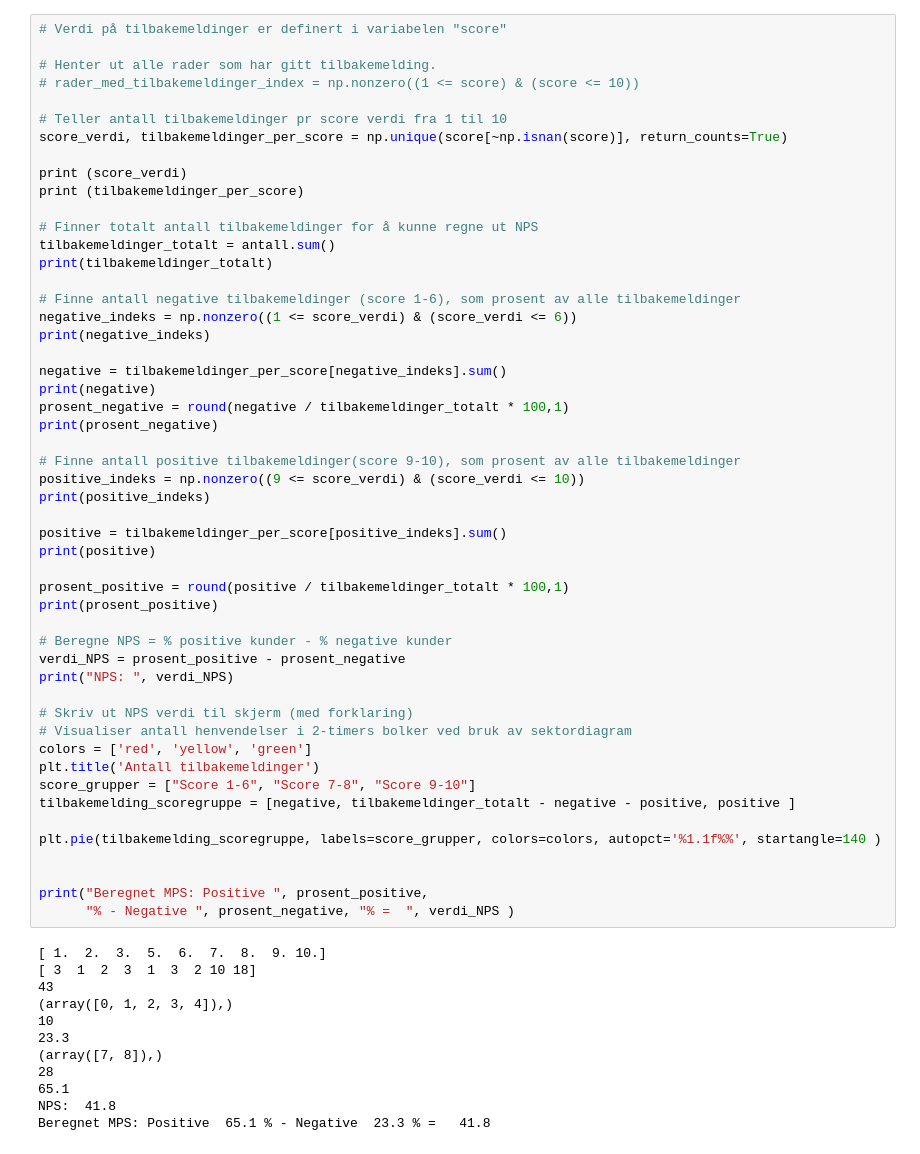
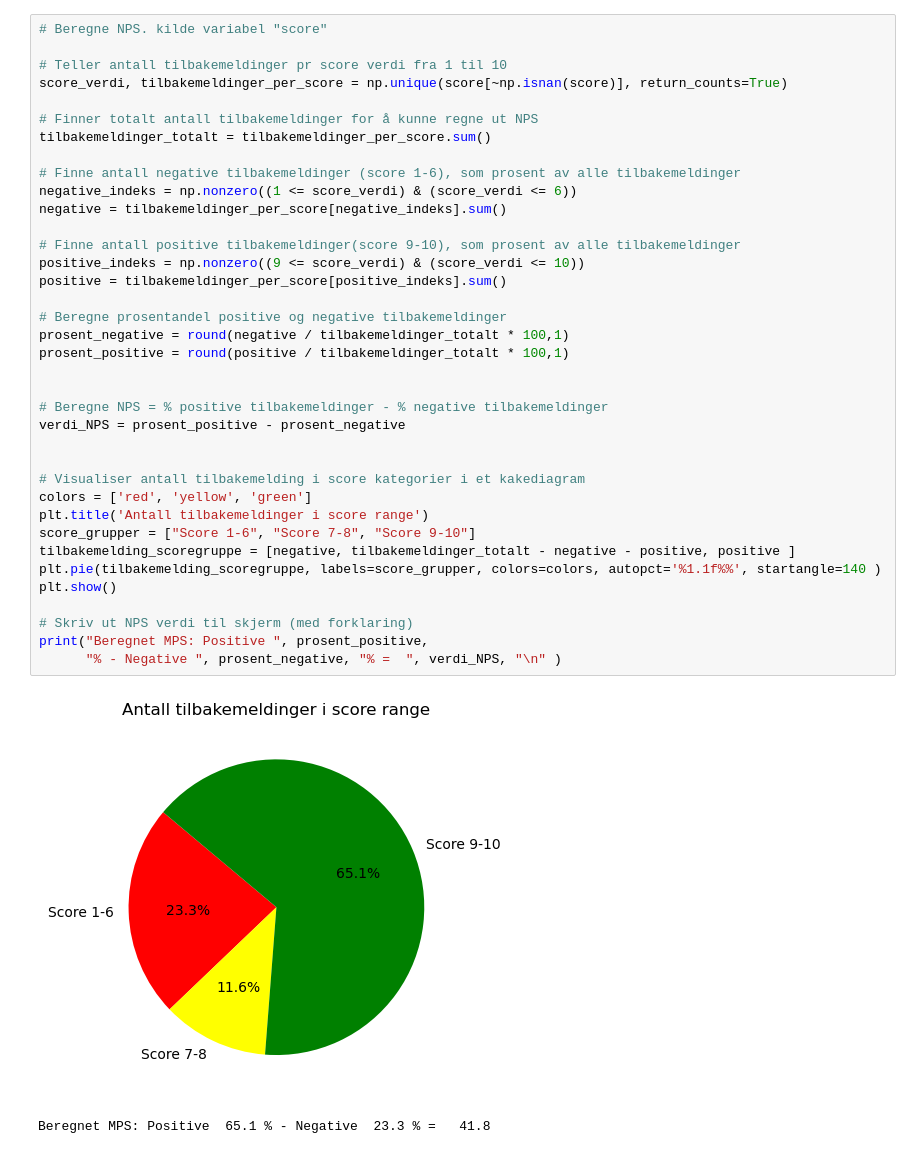
Before and after one commit to henningg/PY1010-1-24H-prosjektoppgave, a Jupyter notebook: prosjektoppgaven.ipynb, the cells around one changed output. Saved outputs shown, nothing was run; the diff lists cells and outputs as text.

```diff
--- a/prosjektoppgaven.ipynb
+++ b/prosjektoppgaven.ipynb
@@ -190,65 +160,42 @@ Kilde: https://www.blueprnt.com/2018/09/17/net-promoter-score/
 Lag et program som regner ut supportavdelings NPS og skriver svaret til skjerm. Merk:
 Kunder som ikke har gitt tilbakemelding på tilfredshet, skal utelates fra utregningene.
 # %%
-# Verdi på tilbakemeldinger er definert i variabelen "score"
-
-# Henter ut alle rader som har gitt tilbakemelding.
-# rader_med_tilbakemeldinger_index = np.nonzero((1 <= score) & (score <= 10))
+# Beregne NPS. kilde variabel "score"
 
 # Teller antall tilbakemeldinger pr score verdi fra 1 til 10
 score_verdi, tilbakemeldinger_per_score = np.unique(score[~np.isnan(score)], return_counts=True)
 
-print (score_verdi)
-print (tilbakemeldinger_per_score)
-
 # Finner totalt antall tilbakemeldinger for å kunne regne ut NPS
-tilbakemeldinger_totalt = antall.sum()
-print(tilbakemeldinger_totalt)
+tilbakemeldinger_totalt = tilbakemeldinger_per_score.sum()
 
 # Finne antall negative tilbakemeldinger (score 1-6), som prosent av alle tilbakemeldinger
 negative_indeks = np.nonzero((1 <= score_verdi) & (score_verdi <= 6))
-print(negative_indeks)
-
 negative = tilbakemeldinger_per_score[negative_indeks].sum()
-print(negative)
-prosent_negative = round(negative / tilbakemeldinger_totalt * 100,1)
-print(prosent_negative)
 
 # Finne antall positive tilbakemeldinger(score 9-10), som prosent av alle tilbakemeldinger
 positive_indeks = np.nonzero((9 <= score_verdi) & (score_verdi <= 10))
-print(positive_indeks)
+positive = tilbakemeldinger_per_score[positive_indeks].sum()
 
-positive = tilbakemeldinger_per_score[positive_indeks].sum()
-print(positive)
+# Beregne prosentandel positive og negative tilbakemeldinger
+prosent_negative = round(negative / tilbakemeldinger_totalt * 100,1)
+prosent_positive = round(positive / tilbakemeldinger_totalt * 100,1)
 
-prosent_positive = round(positive / tilbakemeldinger_totalt * 100,1)
-print(prosent_positive)
 
-# Beregne NPS = % positive kunder - % negative kunder
+# Beregne NPS = % positive tilbakemeldinger - % negative tilbakemeldinger
 verdi_NPS = prosent_positive - prosent_negative
-print("NPS: ", verdi_NPS)
+
+
+# Visualiser antall tilbakemelding i score kategorier i et kakediagram
+colors = ['red', 'yellow', 'green']
+plt.title('Antall tilbakemeldinger i score range')
+score_grupper = ["Score 1-6", "Score 7-8", "Score 9-10"]
+tilbakemelding_scoregruppe = [negative, tilbakemeldinger_totalt - negative - positive, positive ]
+plt.pie(tilbakemelding_scoregruppe, labels=score_grupper, colors=colors, autopct='%1.1f%%', startangle=140 )
+plt.show()
 
 # Skriv ut NPS verdi til skjerm (med forklaring)
-# Visualiser antall henvendelser i 2-timers bolker ved bruk av sektordiagram
-colors = ['red', 'yellow', 'green']
-plt.title('Antall tilbakemeldinger')
-score_grupper = ["Score 1-6", "Score 7-8", "Score 9-10"]
-tilbakemelding_scoregruppe = [negative, tilbakemeldinger_totalt - negative - positive, positive ]
-
-plt.pie(tilbakemelding_scoregruppe, labels=score_grupper, colors=colors, autopct='%1.1f%%', startangle=140 )
-
-
 print("Beregnet MPS: Positive ", prosent_positive,
-      "% - Negative ", prosent_negative, "% =  ", verdi_NPS )
+      "% - Negative ", prosent_negative, "% =  ", verdi_NPS, "\n" )
 # %% [output]
+[figure, new version]
-[ 1.  2.  3.  5.  6.  7.  8.  9. 10.]
-[ 3  1  2  3  1  3  2 10 18]
-43
-(array([0, 1, 2, 3, 4]),)
-10
-23.3
-(array([7, 8]),)
-28
-65.1
-NPS:  41.8
 Beregnet MPS: Positive  65.1 % - Negative  23.3 % =   41.8
```
Also changed, not shown: parts of 13 cells of this notebook, 1 other file.
